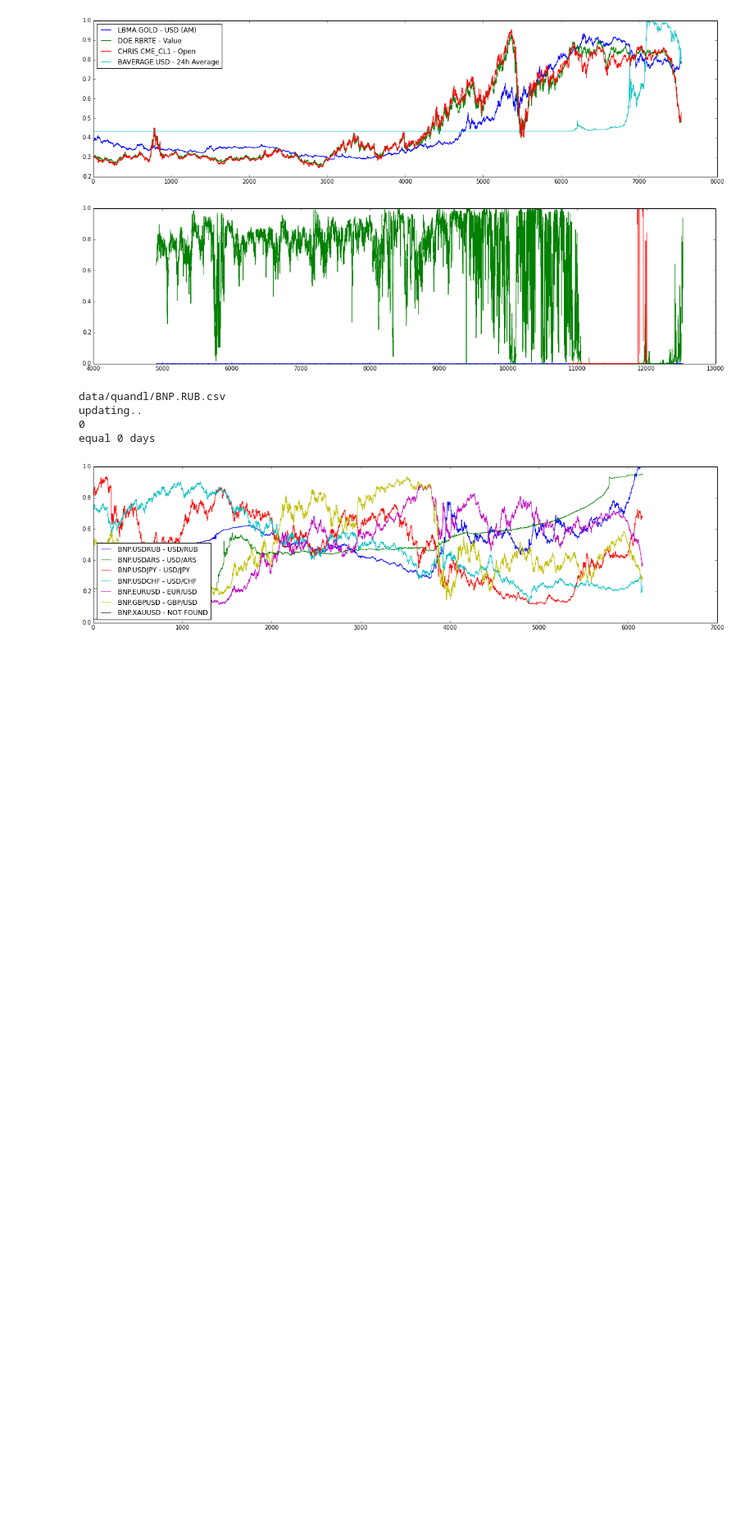
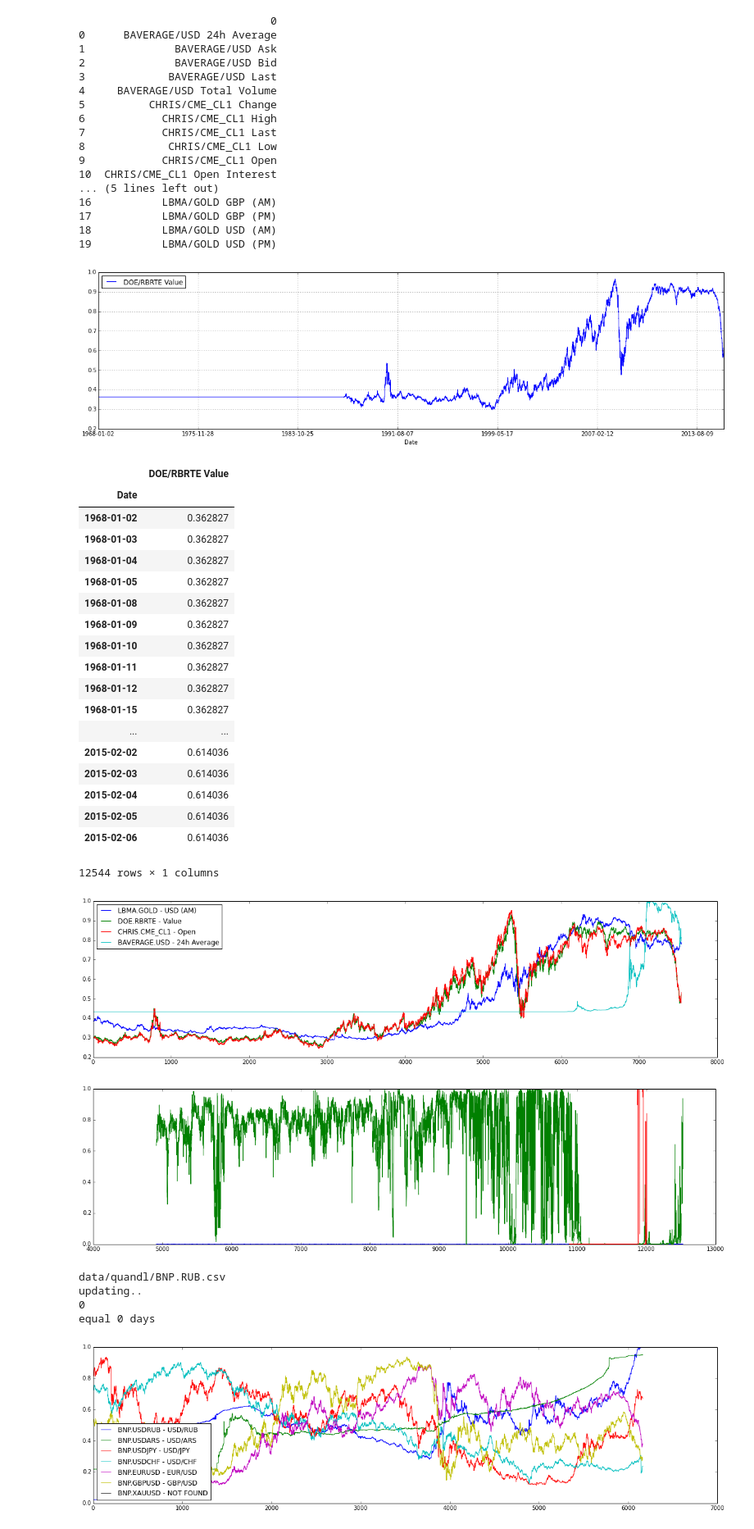
Before and after one commit to qorelogic/ml2, a Jupyter notebook: bin/quandl-fun.ipynb, the cells around one changed output. Shown at 82% size. Cells and saved outputs as stored; diff of their text form; code cells hidden in the pictures; blank space fills up the shorter version.

```diff
--- a/bin/quandl-fun.ipynb
+++ b/bin/quandl-fun.ipynb
@@ -39,10 +67,53 @@ saved to: data/quandl//DMDRN/NHL_NCWC/DMDRN-NHL_NCWC_REV.csv
 # %%
 tks = []
 tks.append('LBMA/GOLD') # Gold
 tks.append('DOE/RBRTE') # Europe Brent Crude Oil Spot Price FOB
 tks.append('CHRIS/CME_CL1') # Crude Oil Futures, Continuous Contract #1 (CL1) (Front Month)
 tks.append('BAVERAGE/USD') # USD/BITCOIN Weighted Price
-d = q.get(tks)
+#d = q.get(tks)
+#d = getDataFromQuandl(tks, dataset='')
+#d = d.bfill()
+#d.plot()
+quickPlot(tks, [13])
+#show()
+# %% [output]
+                              0
+0      BAVERAGE/USD 24h Average
+1              BAVERAGE/USD Ask
+2              BAVERAGE/USD Bid
+3             BAVERAGE/USD Last
+4     BAVERAGE/USD Total Volume
+5          CHRIS/CME_CL1 Change
+6            CHRIS/CME_CL1 High
+7            CHRIS/CME_CL1 Last
+8             CHRIS/CME_CL1 Low
+9            CHRIS/CME_CL1 Open
+10  CHRIS/CME_CL1 Open Interest
+... (5 lines left out)
+16           LBMA/GOLD GBP (AM)
+17           LBMA/GOLD GBP (PM)
+18           LBMA/GOLD USD (AM)
+19           LBMA/GOLD USD (PM)
+[figure, added]
+|  | DOE/RBRTE Value |
+| Date |  |
+| 1968-01-02 | 0.362827 |
+| 1968-01-03 | 0.362827 |
+| 1968-01-04 | 0.362827 |
+| 1968-01-05 | 0.362827 |
+| 1968-01-08 | 0.362827 |
+| 1968-01-09 | 0.362827 |
+| 1968-01-10 | 0.362827 |
+| 1968-01-11 | 0.362827 |
+| 1968-01-12 | 0.362827 |
+| 1968-01-15 | 0.362827 |
+| ... | ... |
+| 2015-02-02 | 0.614036 |
+| 2015-02-03 | 0.614036 |
+| 2015-02-04 | 0.614036 |
+| 2015-02-05 | 0.614036 |
+| 2015-02-06 | 0.614036 |
+12544 rows × 1 columns
 # %%
 #print d.columns
 #print d.tail(1)
```
Also changed, not shown: parts of 4 cells of this notebook, 1 other file.
